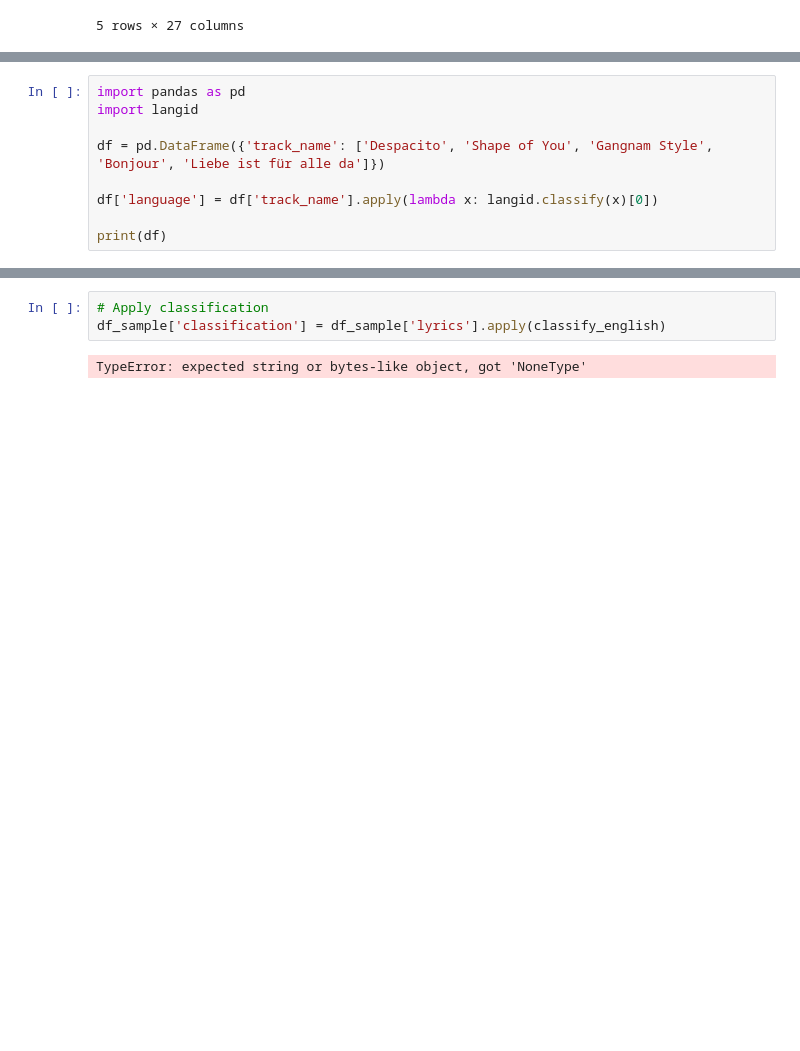
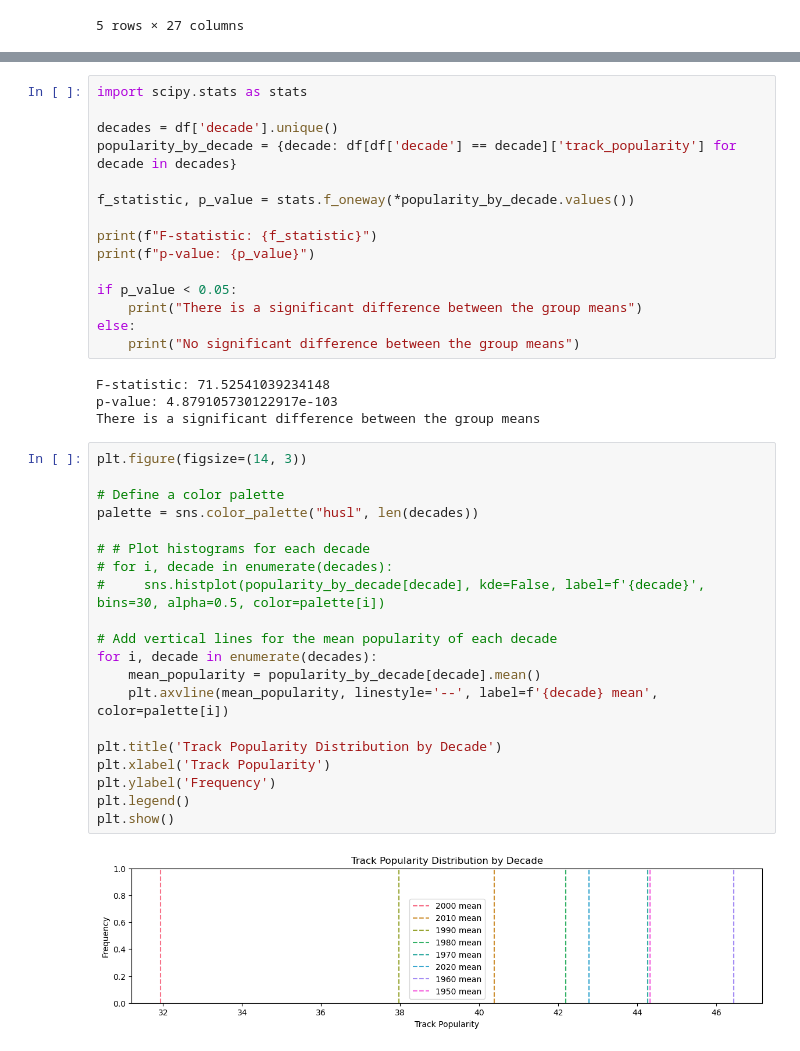
Before and after one commit to HeapHopper/Spotit, a Jupyter notebook: 04_feature_engineering.ipynb, the cells around one changed output, grey strips where cells are left out. Drawn from its saved outputs; the diff is of its cells as text; blank space fills up the shorter version.

```diff
--- a/04_feature_engineering.ipynb
+++ b/04_feature_engineering.ipynb
@@ -100,9 +50,0 @@ Note: you may need to restart the kernel to use updated packages.
-# %%
-import pandas as pd
-import langid
-
-df = pd.DataFrame({'track_name': ['Despacito', 'Shape of You', 'Gangnam Style', 'Bonjour', 'Liebe ist für alle da']})
-
-df['language'] = df['track_name'].apply(lambda x: langid.classify(x)[0])
-
-print(df)
@@ -396,5 +51,41 @@ df_sample
-# %%
-# Apply classification
-df_sample['classification'] = df_sample['lyrics'].apply(classify_english)
-# %% [output]
-TypeError: expected string or bytes-like object, got 'NoneType'
+# %%
+import scipy.stats as stats
+
+decades = df['decade'].unique()
+popularity_by_decade = {decade: df[df['decade'] == decade]['track_popularity'] for decade in decades}
+
+f_statistic, p_value = stats.f_oneway(*popularity_by_decade.values())
+
+print(f"F-statistic: {f_statistic}")
+print(f"p-value: {p_value}")
+
+if p_value < 0.05:
+    print("There is a significant difference between the group means")
+else:
+    print("No significant difference between the group means")
+# %% [output]
+F-statistic: 71.52541039234148
+p-value: 4.879105730122917e-103
+There is a significant difference between the group means
+# %%
+plt.figure(figsize=(14, 3))
+
+# Define a color palette
+palette = sns.color_palette("husl", len(decades))
+
+# # Plot histograms for each decade
+# for i, decade in enumerate(decades):
+#     sns.histplot(popularity_by_decade[decade], kde=False, label=f'{decade}', bins=30, alpha=0.5, color=palette[i])
+
+# Add vertical lines for the mean popularity of each decade
+for i, decade in enumerate(decades):
+    mean_popularity = popularity_by_decade[decade].mean()
+    plt.axvline(mean_popularity, linestyle='--', label=f'{decade} mean', color=palette[i])
+
+plt.title('Track Popularity Distribution by Decade')
+plt.xlabel('Track Popularity')
+plt.ylabel('Frequency')
+plt.legend()
+plt.show()
+# %% [output]
+[figure, added]
```
Also changed, not shown: parts of 44 cells of this notebook, 3 other files.
